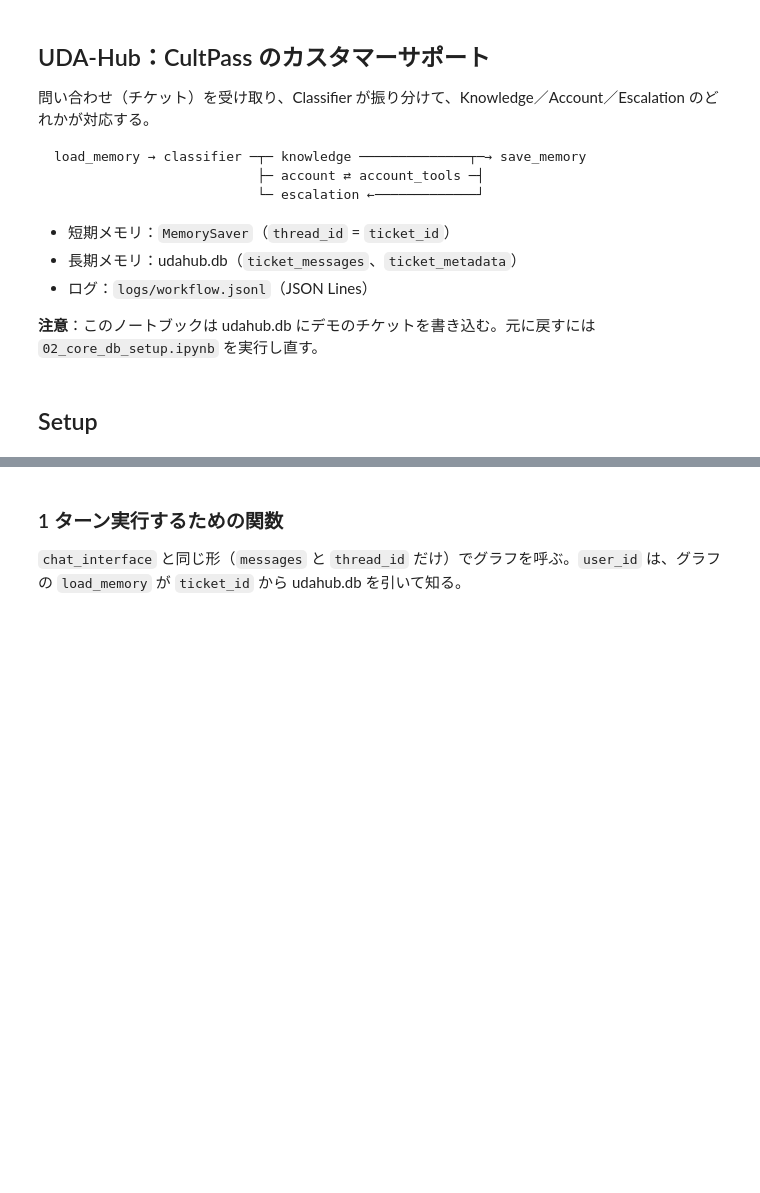
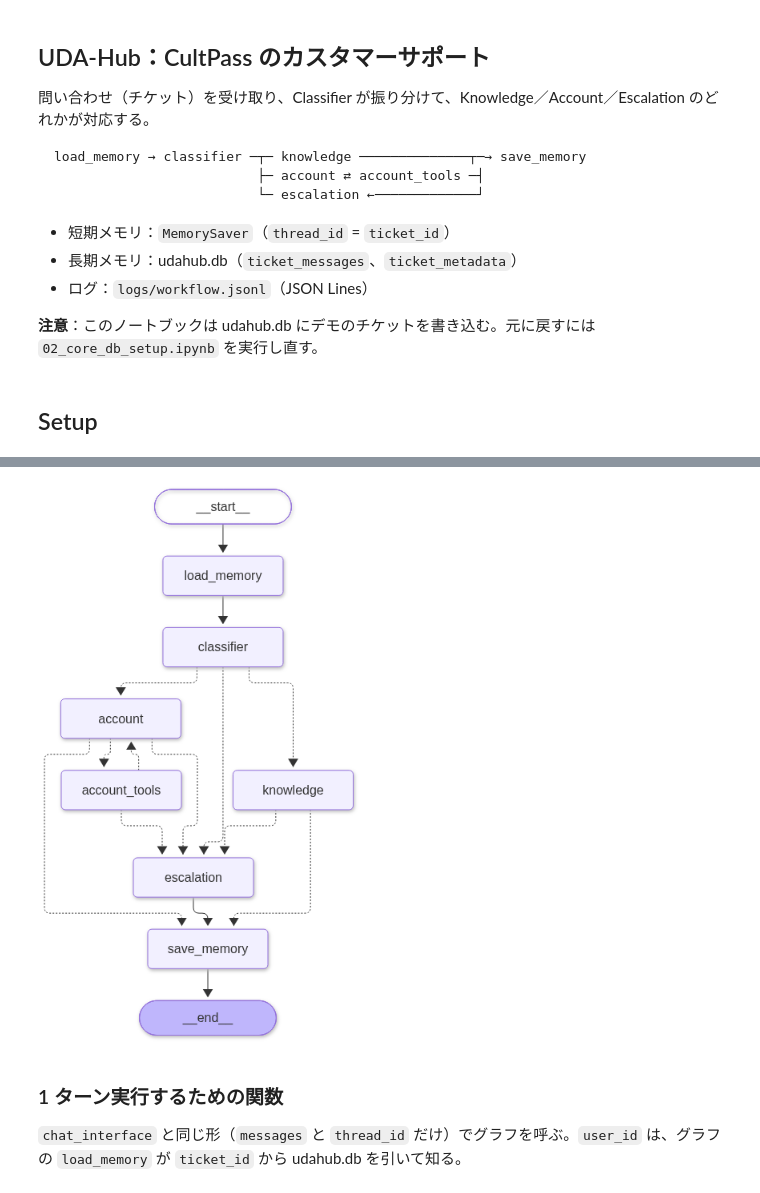
Before and after one commit to kayfuku/project3-uda-hub-agent, a Jupyter notebook: solution/03_agentic_app.ipynb, the cells around one changed output, grey strips where cells are left out. Drawn from its saved outputs; the diff is of its cells as text; code cells hidden in the pictures; blank space fills up the shorter version.

```diff
--- a/solution/03_agentic_app.ipynb
+++ b/solution/03_agentic_app.ipynb
@@ -26,3 +61,13 @@ from agentic.workflow import orchestrator, new_ticket
+# %%
+display(
+    Image(
+        orchestrator.get_graph().draw_mermaid_png(
+            # draw_method=MermaidDrawMethod.PYPPETEER
+        )
+    )
+)
+# %% [output]
+[figure, added]
 # %% [markdown]
 ### 1 ターン実行するための関数
 
```
Also changed, not shown: parts of 13 cells of this notebook, 2 other files.
